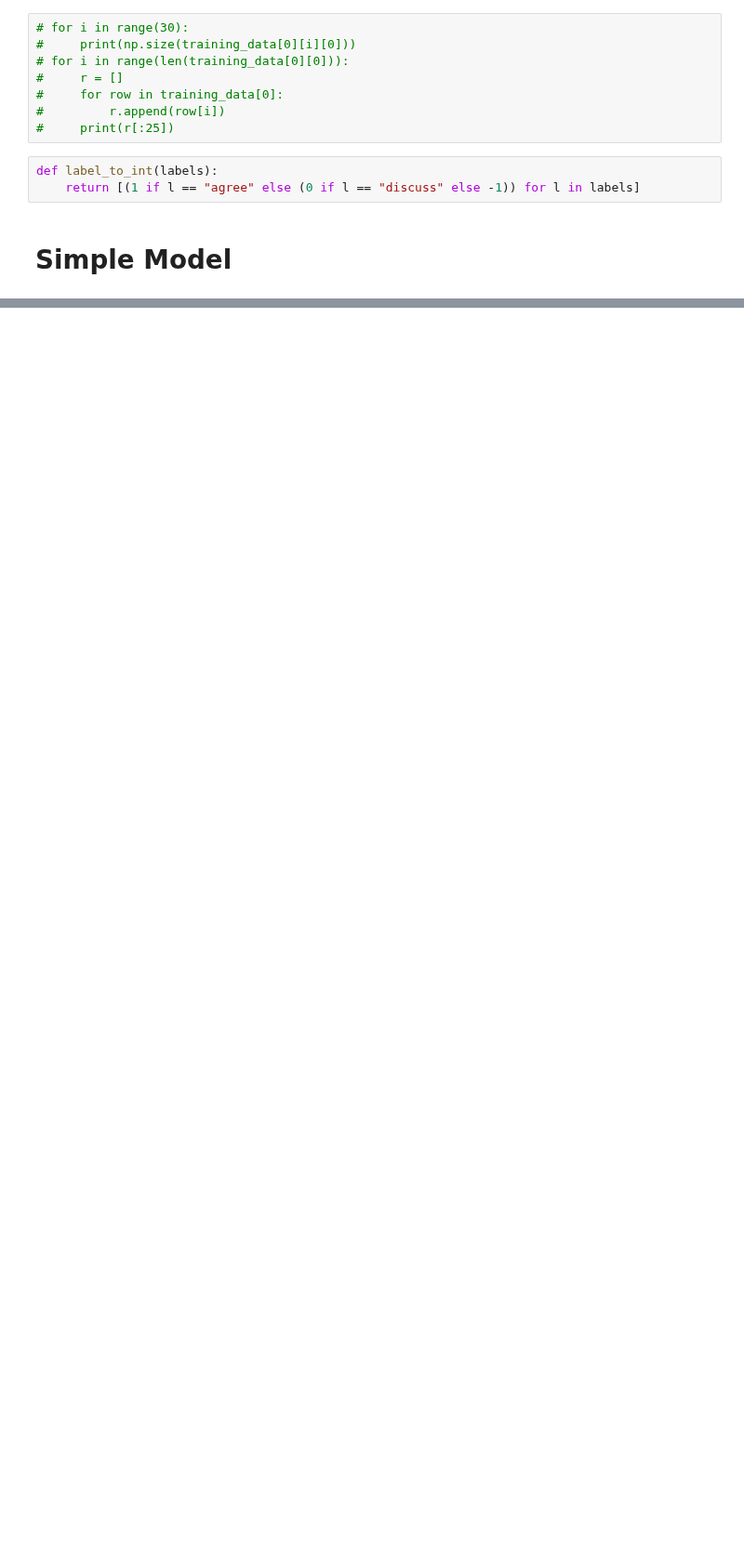
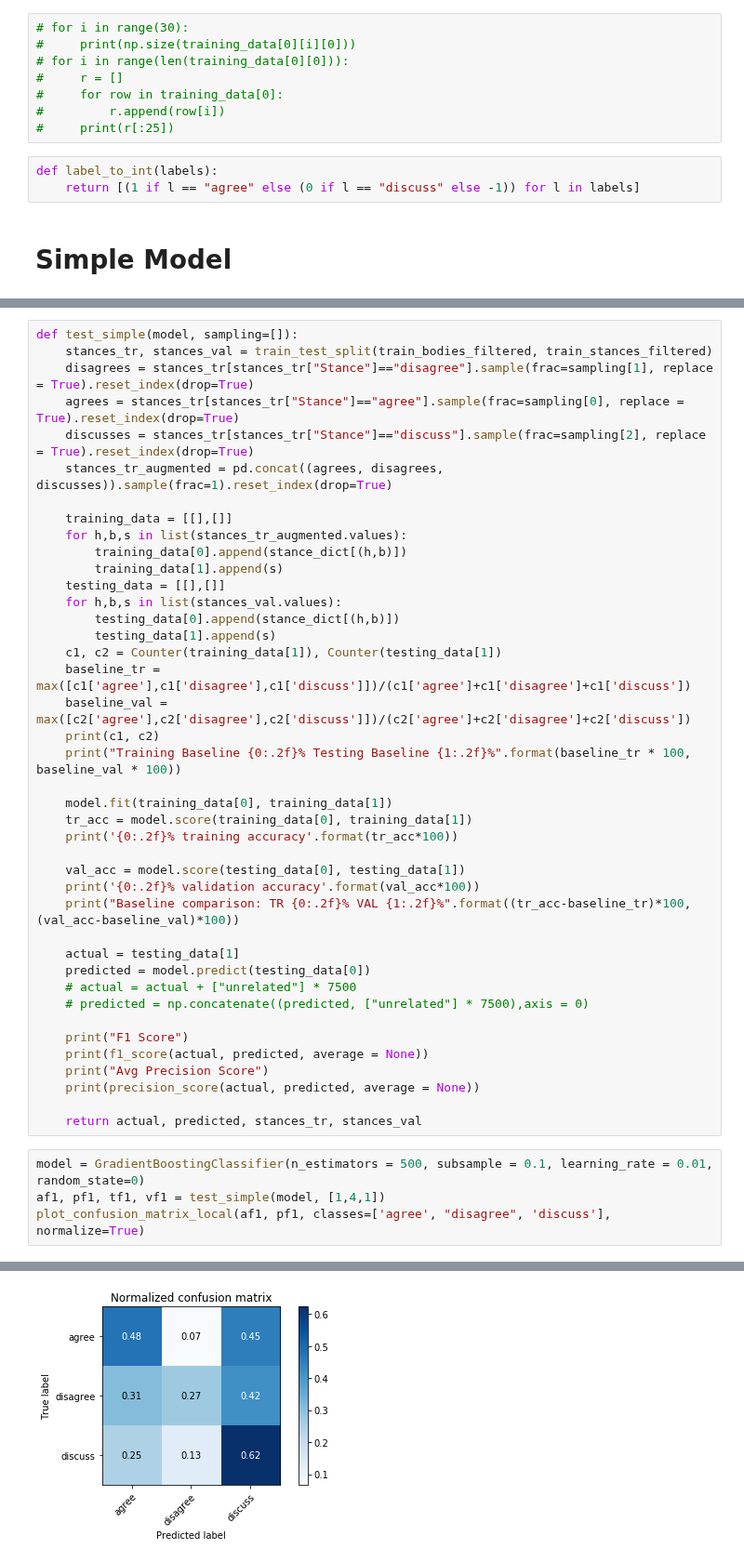
Before and after one commit to CornellDataScience/Insights-FakeNews, a Jupyter notebook: Graph Model.ipynb, the cells around one changed output, grey strips where cells are left out. Shown at 93% size. Saved outputs shown, nothing was run; the diff lists cells and outputs as text; blank space fills up the shorter version.

Commit message:
finished subjectivity pipeline, and simple final classification, will try to get a basic MLP set up as well for comparison

```diff
--- a/Graph Model.ipynb
+++ b/Graph Model.ipynb
@@ -883,0 +859,46 @@ data shape after (9681, 5)
+# %%
+def test_simple(model, sampling=[]):
+    stances_tr, stances_val = train_test_split(train_bodies_filtered, train_stances_filtered)
+    disagrees = stances_tr[stances_tr["Stance"]=="disagree"].sample(frac=sampling[1], replace = True).reset_index(drop=True)
+    agrees = stances_tr[stances_tr["Stance"]=="agree"].sample(frac=sampling[0], replace = True).reset_index(drop=True)
+    discusses = stances_tr[stances_tr["Stance"]=="discuss"].sample(frac=sampling[2], replace = True).reset_index(drop=True)
+    stances_tr_augmented = pd.concat((agrees, disagrees, discusses)).sample(frac=1).reset_index(drop=True)
+
+    training_data = [[],[]]
+    for h,b,s in list(stances_tr_augmented.values):
+        training_data[0].append(stance_dict[(h,b)])
+        training_data[1].append(s)
+    testing_data = [[],[]]
+    for h,b,s in list(stances_val.values):
+        testing_data[0].append(stance_dict[(h,b)])
+        testing_data[1].append(s)
+    c1, c2 = Counter(training_data[1]), Counter(testing_data[1])
+    baseline_tr = max([c1['agree'],c1['disagree'],c1['discuss']])/(c1['agree']+c1['disagree']+c1['discuss'])
+    baseline_val = max([c2['agree'],c2['disagree'],c2['discuss']])/(c2['agree']+c2['disagree']+c2['discuss'])
+    print(c1, c2)
+    print("Training Baseline {0:.2f}% Testing Baseline {1:.2f}%".format(baseline_tr * 100, baseline_val * 100))
+
+    model.fit(training_data[0], training_data[1])
+    tr_acc = model.score(training_data[0], training_data[1])
+    print('{0:.2f}% training accuracy'.format(tr_acc*100))
+
+    val_acc = model.score(testing_data[0], testing_data[1])
+    print('{0:.2f}% validation accuracy'.format(val_acc*100))
+    print("Baseline comparison: TR {0:.2f}% VAL {1:.2f}%".format((tr_acc-baseline_tr)*100,(val_acc-baseline_val)*100))
+
+    actual = testing_data[1]
+    predicted = model.predict(testing_data[0])
+    # actual = actual + ["unrelated"] * 7500
+    # predicted = np.concatenate((predicted, ["unrelated"] * 7500),axis = 0)
+
+    print("F1 Score")
+    print(f1_score(actual, predicted, average = None))
+    print("Avg Precision Score")
+    print(precision_score(actual, predicted, average = None))
+
+    return actual, predicted, stances_tr, stances_val
+# %%
+model = GradientBoostingClassifier(n_estimators = 500, subsample = 0.1, learning_rate = 0.01, random_state=0)
+af1, pf1, tf1, vf1 = test_simple(model, [1,4,1])
+plot_confusion_matrix_local(af1, pf1, classes=['agree', "disagree", 'discuss'], normalize=True)
+# %% [output]
@@ -883,0 +919 @@ data shape after (9681, 5)
+[figure, added]
```
Also changed, not shown: parts of 15 cells of this notebook.
